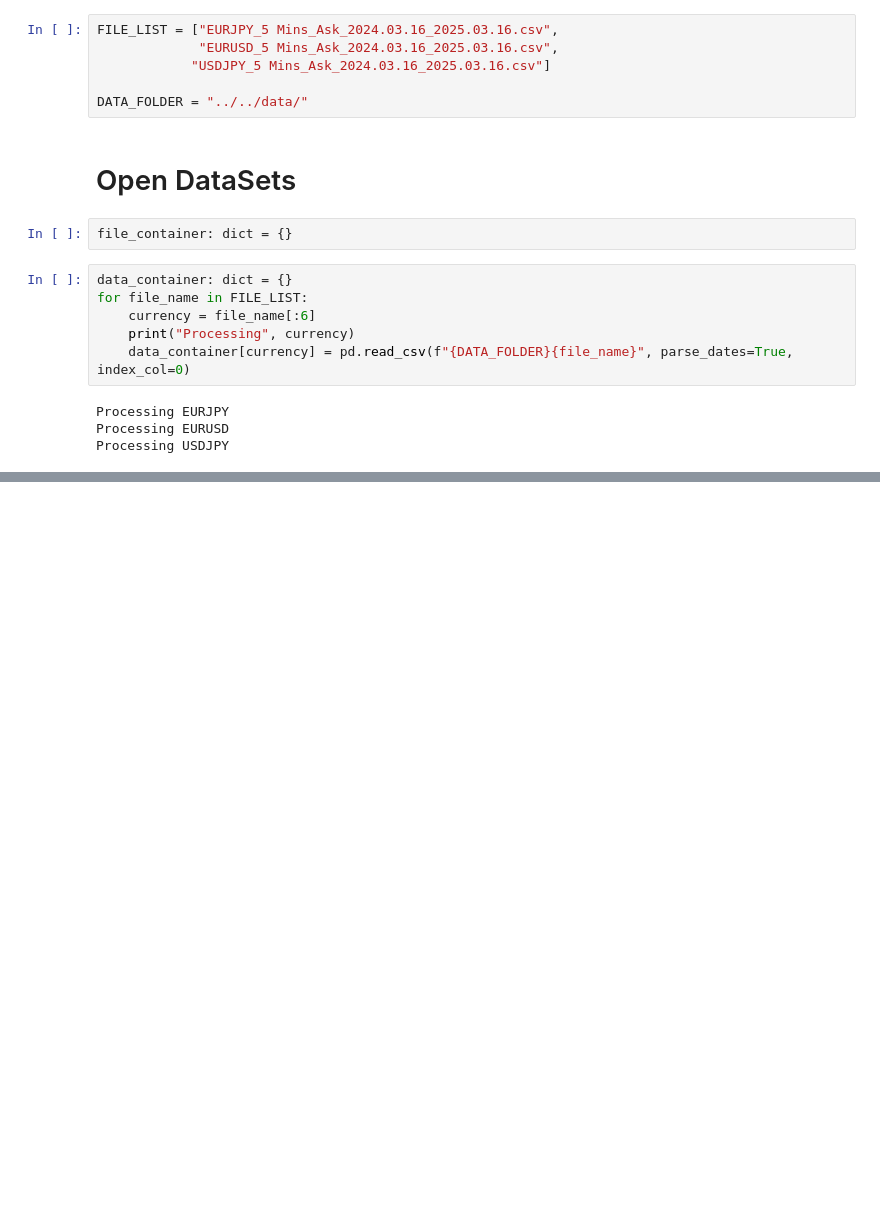
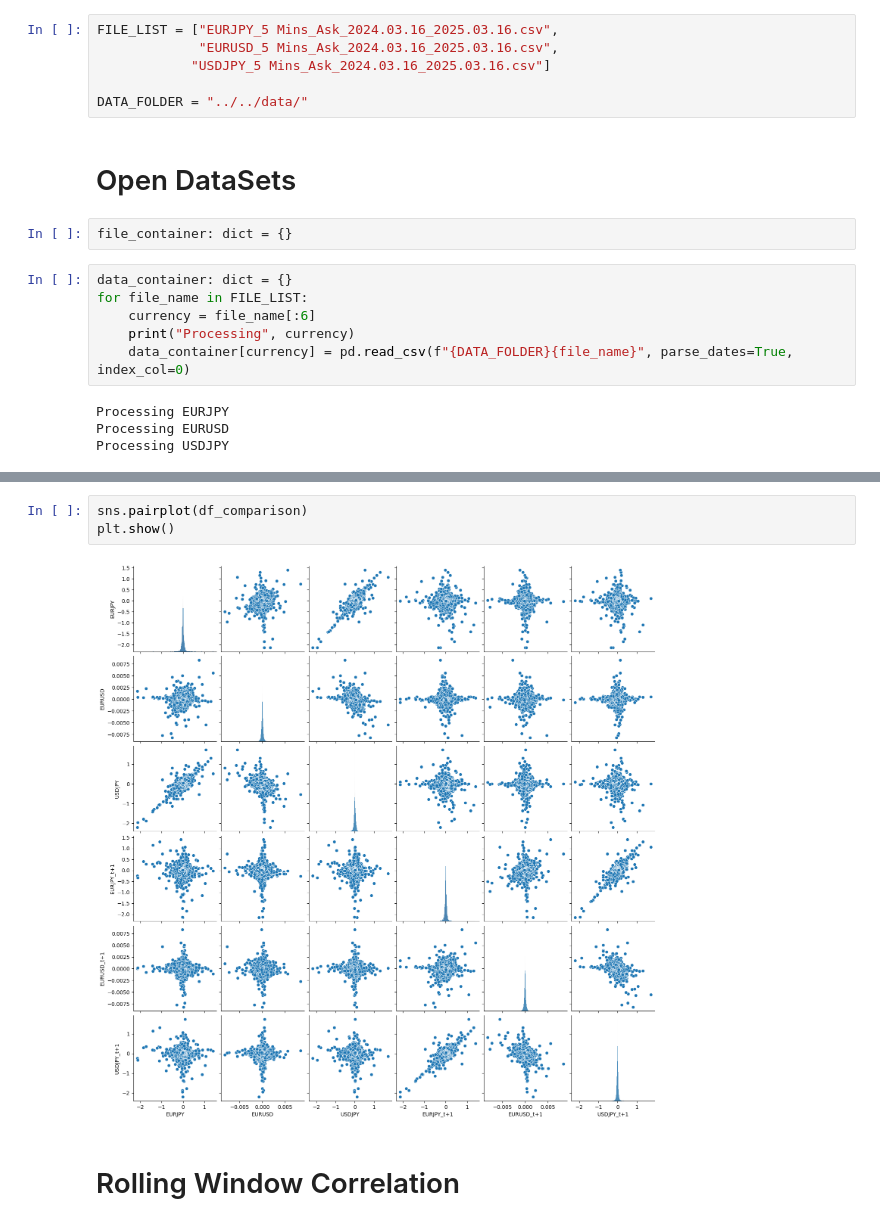
Before and after one commit to mchiuminatto/currency-correlation-returns, a Jupyter notebook: src/eda/Untitled.ipynb, the cells around one changed output, grey strips where cells are left out. Cells and saved outputs as stored; diff of their text form; blank space fills up the shorter version.

```diff
--- a/src/eda/Untitled.ipynb
+++ b/src/eda/Untitled.ipynb
@@ -46,0 +105,7 @@ data_container["EURJPY"]
+# %%
+sns.pairplot(df_comparison)
+plt.show()
+# %% [output]
+[figure, added]
+# %% [markdown]
+# Rolling Window Correlation
```
Also changed, not shown: parts of 17 cells of this notebook, 1 other file.
